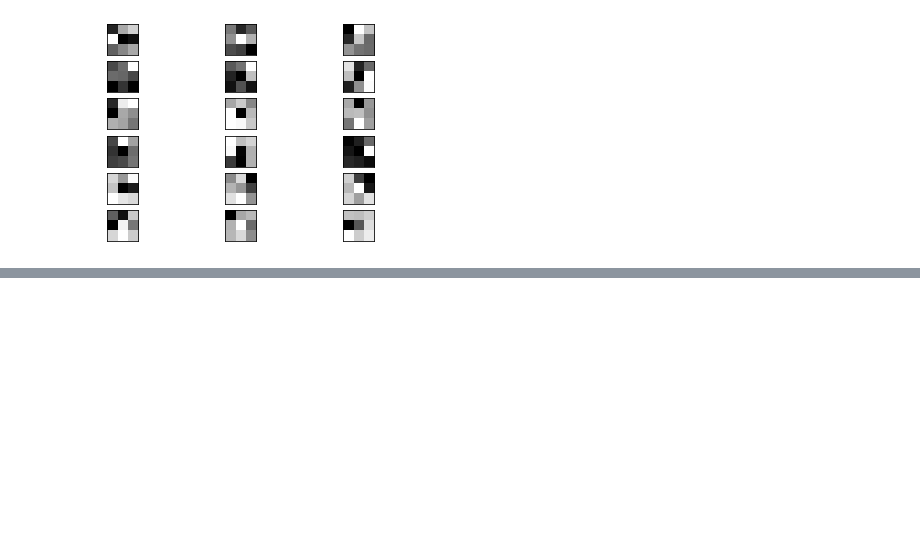
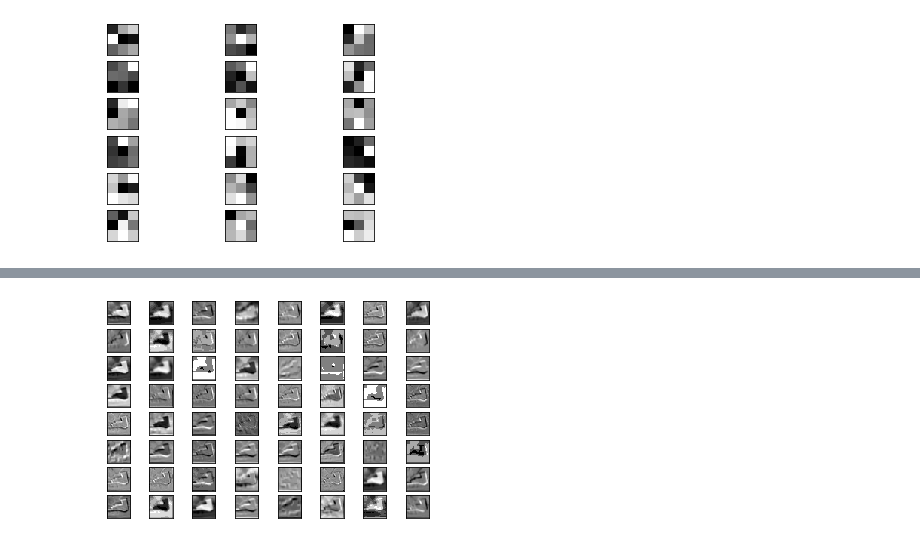
Before and after one commit to bohniti/The-CIFAR-10-dataset, a Jupyter notebook: CS4487_group_project.ipynb, the cells around one changed output, grey strips where cells are left out. Cells and saved outputs as stored; diff of their text form; code cells hidden in the pictures; blank space fills up the shorter version.

Commit message:
added feature map visualization

```diff
--- a/CS4487_group_project.ipynb
+++ b/CS4487_group_project.ipynb
@@ -275,0 +298,18 @@ plt.show()
+# %%
+# visualize the feature maps
+model = Model(inputs=model.inputs, outputs=model.layers[1].output)
+img = x_pred[0:1]
+feature_maps = model.predict(img)
+square = 8
+ix = 1
+for _ in range(square):
+    for _ in range(square):
+        ax = plt.subplot(square, square, ix)
+        ax.set_xticks([])
+        ax.set_yticks([])
+        plt.imshow(feature_maps[0, :, :, ix-1], cmap='gray', aspect='equal')
+        ix += 1
+# show the figure
+plt.show()
+# %% [output]
+[figure, added]
```
Also changed, not shown: parts of 10 cells of this notebook.
